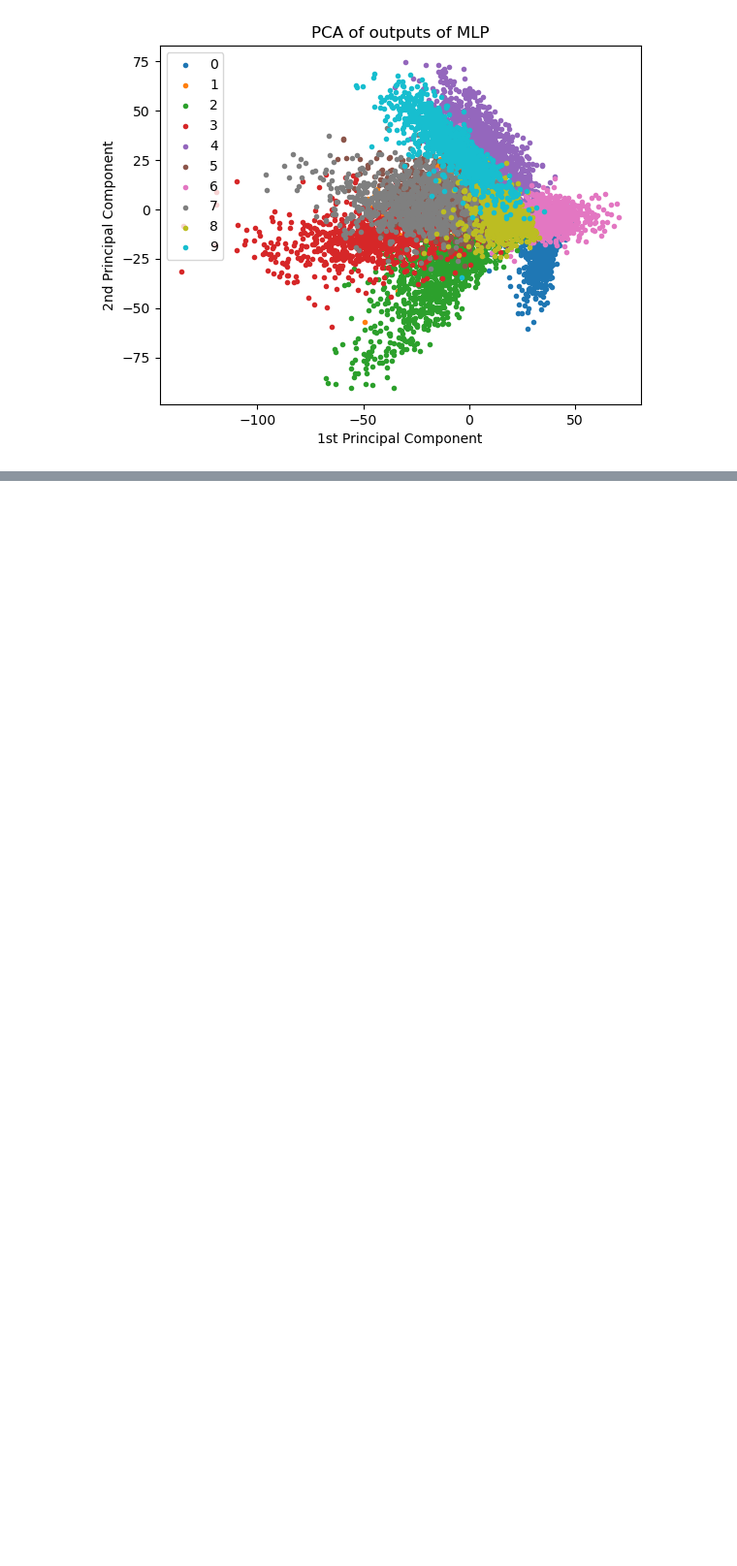
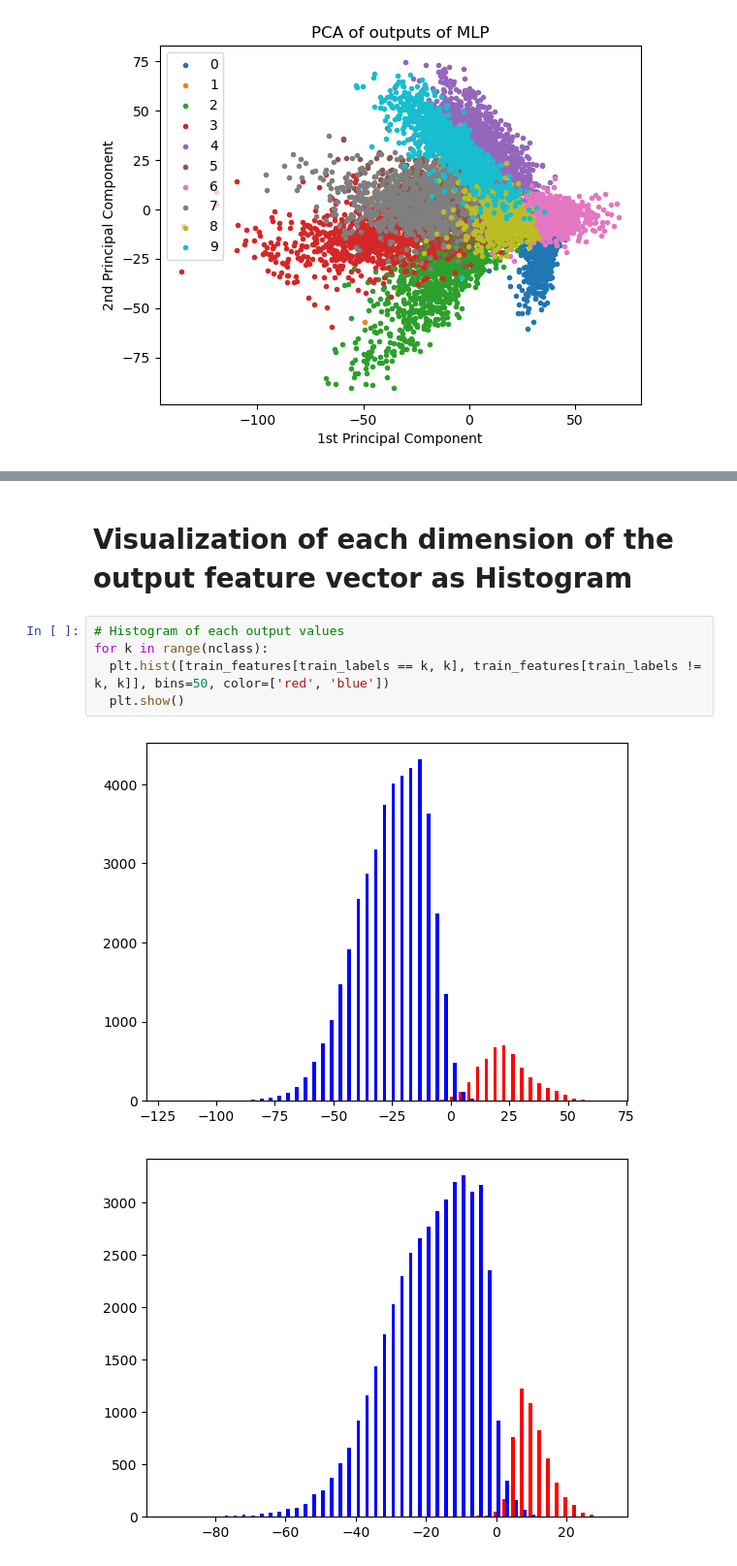
Before and after one commit to namoshi/dl_intro, a Jupyter notebook: MLP_mnist_visualize.ipynb, the cells around one changed output, grey strips where cells are left out. Shown at 97% size. Drawn from its saved outputs; the diff is of its cells as text; blank space fills up the shorter version.

```diff
--- a/MLP_mnist_visualize.ipynb
+++ b/MLP_mnist_visualize.ipynb
@@ -209,0 +229,10 @@ plt.show()
+# %% [markdown]
+# Visualization of each dimension of the output feature vector as Histogram
+# %%
+# Histogram of each output values
+for k in range(nclass):
+  plt.hist([train_features[train_labels == k, k], train_features[train_labels != k, k]], bins=50, color=['red', 'blue'])
+  plt.show()
+# %% [output]
+[figure, added]
+[figure, added]
```
Also changed, not shown: parts of 2 cells of this notebook.
